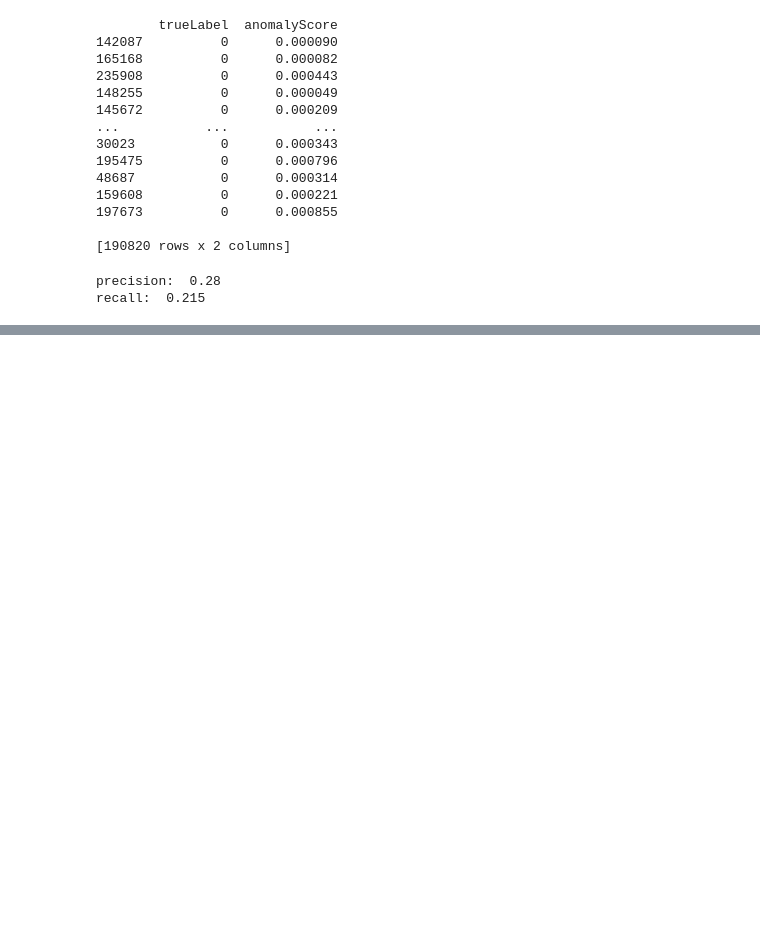
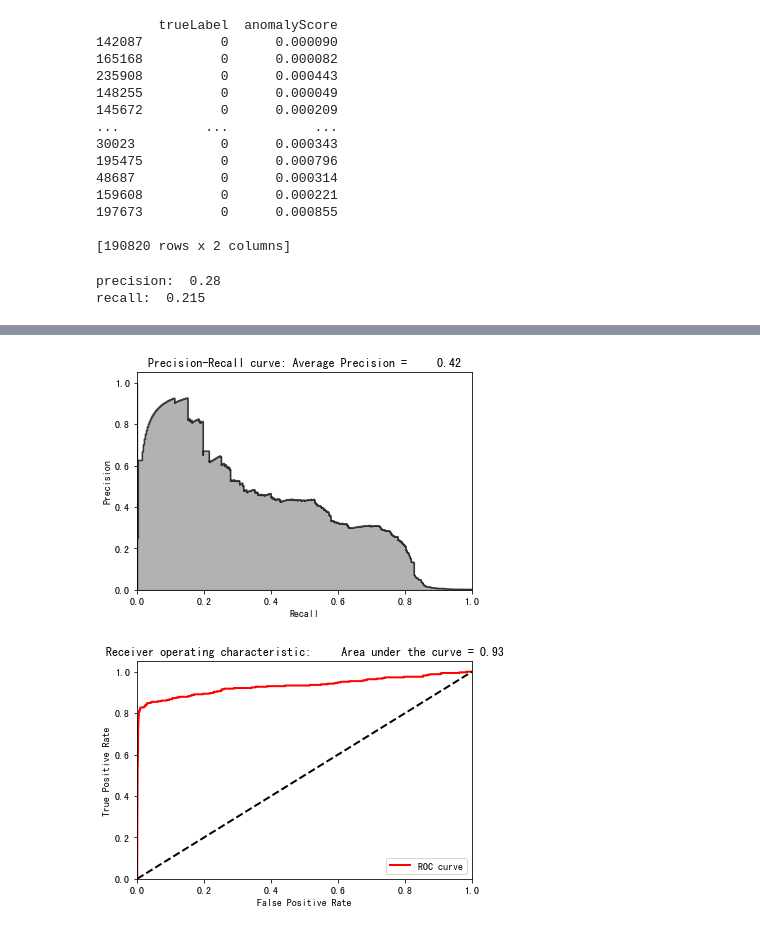
Before and after one commit to agron911/data-analytics, a Jupyter notebook: ML/4_Anomaly_Detection.ipynb, the cells around one changed output, grey strips where cells are left out. Cells and saved outputs as stored; diff of their text form; code cells hidden in the pictures; blank space fills up the shorter version.

```diff
--- a/ML/4_Anomaly_Detection.ipynb
+++ b/ML/4_Anomaly_Detection.ipynb
@@ -88,7 +88,7 @@ def plotResults(trueLabels, anomalyScores, returnPreds = False):
         precision_recall_curve(preds['trueLabel'],preds['anomalyScore'])
     average_precision = \
         average_precision_score(preds['trueLabel'],preds['anomalyScore'])
-
+    plt.figure()
     plt.step(recall, precision, color='k', alpha=0.7, where='post')
     plt.fill_between(recall, precision, step='post', alpha=0.3, color='k')
 
@@ -566,0 +611,9 @@ recall:  0.215
+# %%
+miniBatchDF_inverse = np.array(miniBatchDF_train).dot(miniBatchDL.components_)
+miniBatchDF_inverse = pd.DataFrame(data = miniBatchDF_inverse, index=X_train.index)
+
+Train_anomalyScores= anomalyScores(X_train,miniBatchDF_inverse)
+preds = plotResults(y_train,Train_anomalyScores,True)
+# %% [output]
+[figure, added]
+[figure, added]
```
Also changed, not shown: parts of 11 cells of this notebook.
